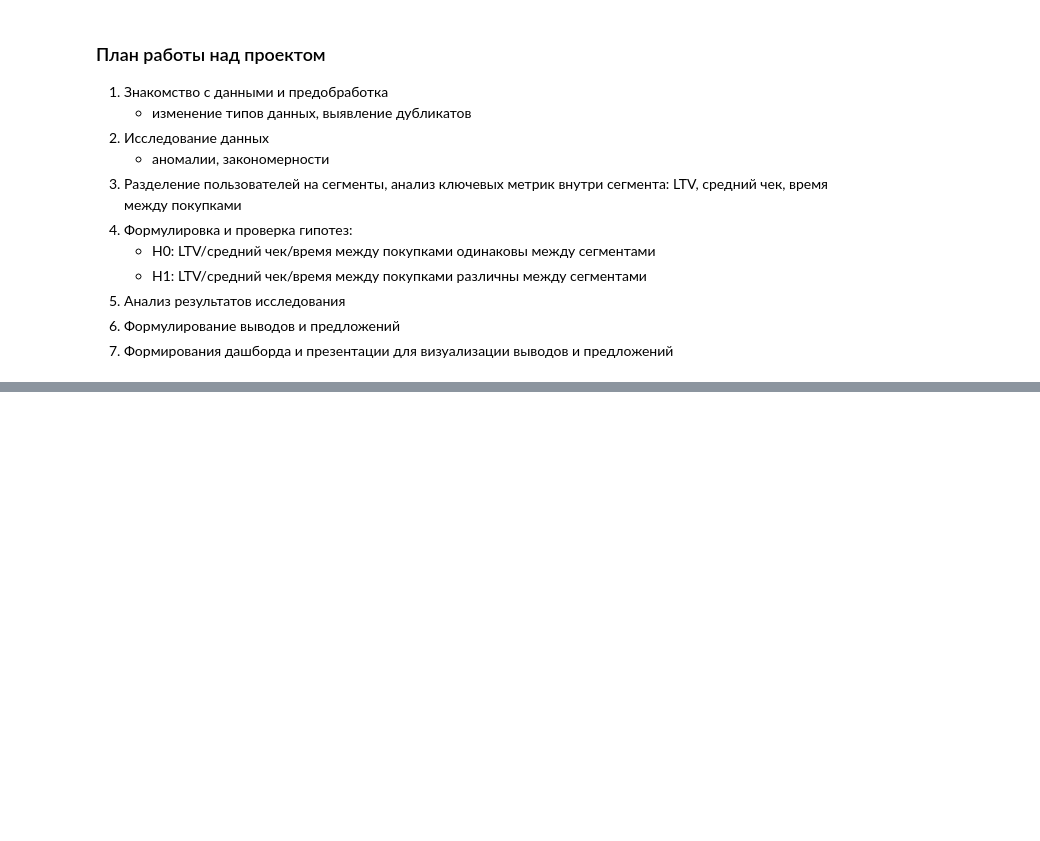
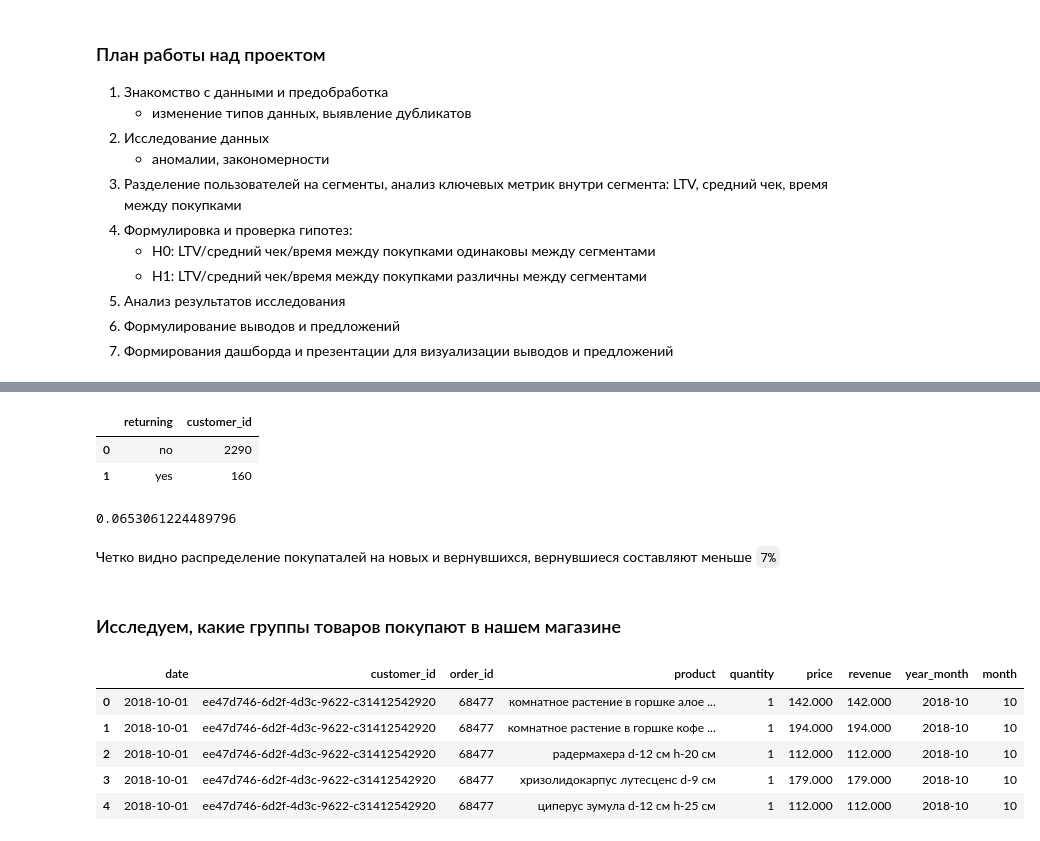
Before and after one commit to kbzunder/DA_final, a Jupyter notebook: Decomposition.ipynb, the cells around one changed output, grey strips where cells are left out. Cells and saved outputs as stored; diff of their text form; code cells hidden in the pictures; blank space fills up the shorter version.

```diff
--- a/Decomposition.ipynb
+++ b/Decomposition.ipynb
@@ -69,0 +407,6 @@ memory usage: 315.9+ KB
+# %%
+orders_per_user.groupby('returning', as_index=False).agg({'customer_id':'nunique'})
+# %% [output]
+|  | returning | customer_id |
+| 0 | no | 2290 |
+| 1 | yes | 160 |
@@ -69,0 +418,17 @@ memory usage: 315.9+ KB
+# %%
+orders_per_user.query('returning =="yes"')['customer_id'].nunique() / orders_per_user['customer_id'].nunique()
+# %% [output]
+0.0653061224489796
+# %% [markdown]
+Четко видно распределение покупаталей на новых и вернувшихся, вернувшиеся составляют меньше `7%`
+# %% [markdown]
+### Исследуем, какие группы товаров покупают в нашем магазине
+# %%
+data.head()
+# %% [output]
+|  | date | customer_id | order_id | product | quantity | price | revenue | year_month | month |
+| 0 | 2018-10-01 | ee47d746-6d2f-4d3c-9622-c31412542920 | 68477 | комнатное растение в горшке алое ... | 1 | 142.000 | 142.000 | 2018-10 | 10 |
+| 1 | 2018-10-01 | ee47d746-6d2f-4d3c-9622-c31412542920 | 68477 | комнатное растение в горшке кофе ... | 1 | 194.000 | 194.000 | 2018-10 | 10 |
+| 2 | 2018-10-01 | ee47d746-6d2f-4d3c-9622-c31412542920 | 68477 | радермахера d-12 см h-20 см | 1 | 112.000 | 112.000 | 2018-10 | 10 |
+| 3 | 2018-10-01 | ee47d746-6d2f-4d3c-9622-c31412542920 | 68477 | хризолидокарпус лутесценс d-9 см | 1 | 179.000 | 179.000 | 2018-10 | 10 |
+| 4 | 2018-10-01 | ee47d746-6d2f-4d3c-9622-c31412542920 | 68477 | циперус зумула d-12 см h-25 см | 1 | 112.000 | 112.000 | 2018-10 | 10 |
```
Also changed, not shown: parts of 54 cells of this notebook, 1 other file.
